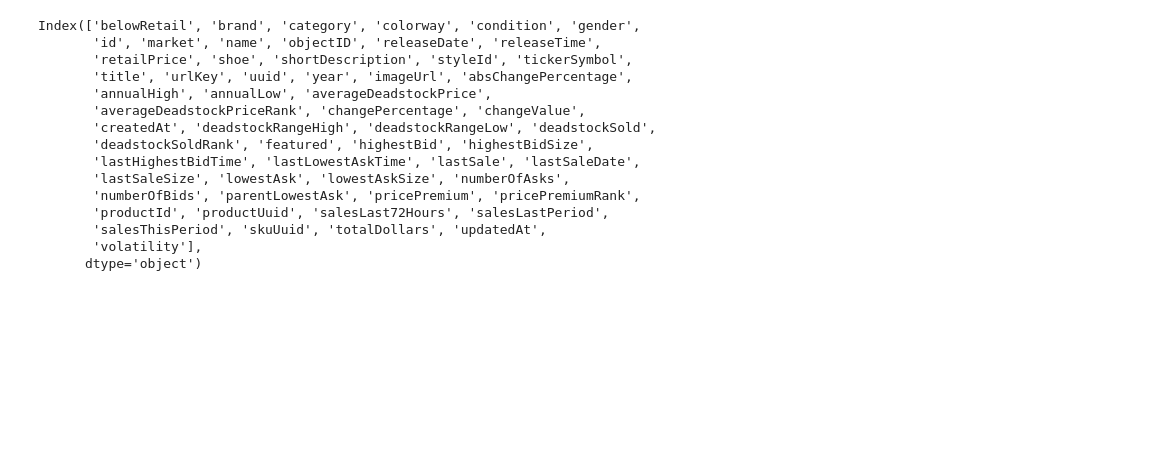
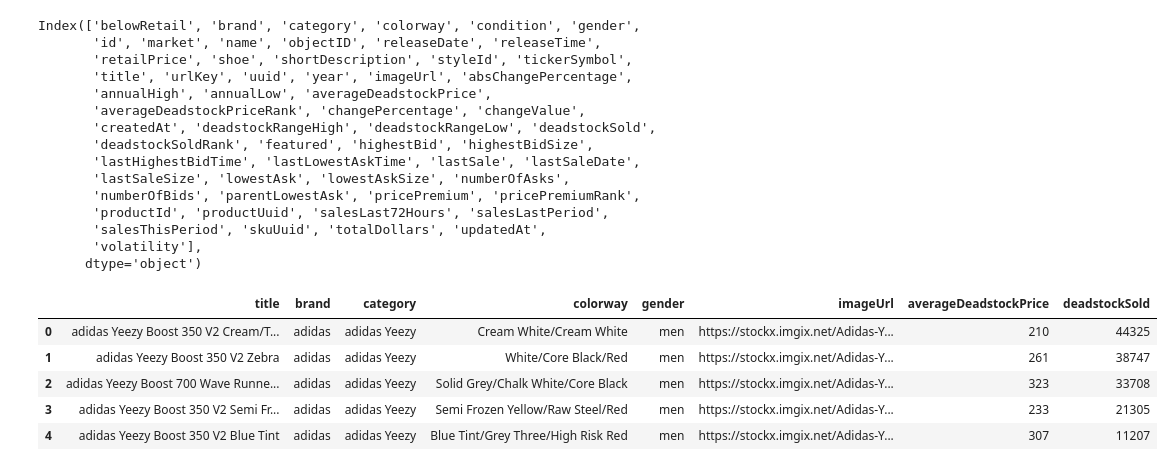
Before and after one commit to tpgmartin/shoe_ml_evaluator, a Jupyter notebook: model/Datasets.ipynb, the cells around one changed output. Saved outputs shown, nothing was run; the diff lists cells and outputs as text; code cells hidden in the pictures; blank space fills up the shorter version.

```diff
--- a/model/Datasets.ipynb
+++ b/model/Datasets.ipynb
@@ -57,0 +50,10 @@ Index(['belowRetail', 'brand', 'category', 'colorway', 'condition', 'gender',
+# %%
+df = df[["title", "brand", "category", "colorway", "gender", "imageUrl", "averageDeadstockPrice", "deadstockSold"]]
+df.head()
+# %% [output]
+|  | title | brand | category | colorway | gender | imageUrl | averageDeadstockPrice | deadstockSold |
+| 0 | adidas Yeezy Boost 350 V2 Cream/T... | adidas | adidas Yeezy | Cream White/Cream White | men | https://stockx.imgix.net/Adidas-Y... | 210 | 44325 |
+| 1 | adidas Yeezy Boost 350 V2 Zebra | adidas | adidas Yeezy | White/Core Black/Red | men | https://stockx.imgix.net/Adidas-Y... | 261 | 38747 |
+| 2 | adidas Yeezy Boost 700 Wave Runne... | adidas | adidas Yeezy | Solid Grey/Chalk White/Core Black | men | https://stockx.imgix.net/Adidas-Y... | 323 | 33708 |
+| 3 | adidas Yeezy Boost 350 V2 Semi Fr... | adidas | adidas Yeezy | Semi Frozen Yellow/Raw Steel/Red | men | https://stockx.imgix.net/Adidas-Y... | 233 | 21305 |
+| 4 | adidas Yeezy Boost 350 V2 Blue Tint | adidas | adidas Yeezy | Blue Tint/Grey Three/High Risk Red | men | https://stockx.imgix.net/Adidas-Y... | 307 | 11207 |
```
Also changed, not shown: parts of 8 cells of this notebook, 1 other file.
